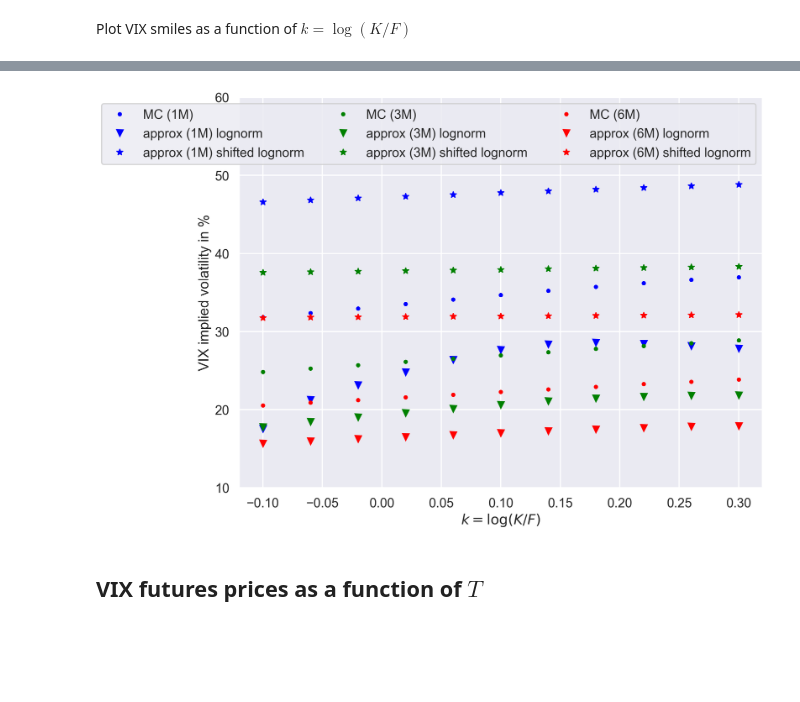
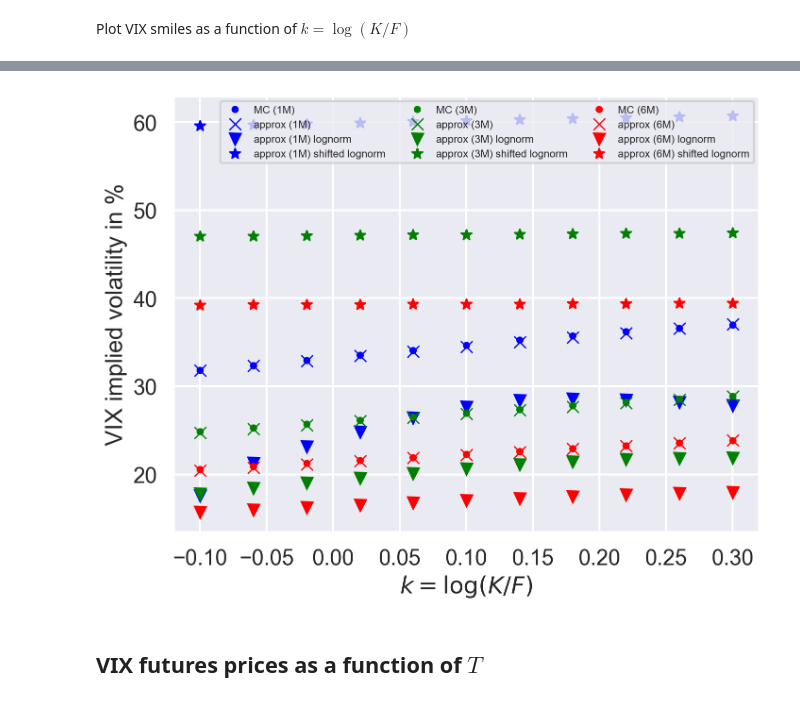
Before and after one commit to fbourgey/rough-bergomi, a Jupyter notebook: vix_weak_approx.ipynb, the cells around one changed output, grey strips where cells are left out. Drawn from its saved outputs; the diff is of its cells as text; code cells hidden in the pictures; blank space fills up the shorter version.

```diff
--- a/vix_weak_approx.ipynb
+++ b/vix_weak_approx.ipynb
@@ -451,5 +461,5 @@ impvol_vix_mixed_approx_slognorm = {
 # %%
-fig, ax = plt.subplots(figsize=(1.5 * 8, 1.5 * 6))
+fig, ax = plt.subplots(figsize=(8, 6))
 for i, month in enumerate(mats.keys()):
     ax.plot(
         ks,
@@ -458,48 +468,48 @@ for i, month in enumerate(mats.keys()):
         color=COLORS[i],
         label=f"MC ({month})",
     )
-    # ax.plot(
-    #     ks,
-    #     100 * impvol_vix_mixed_approx[month],
-    #     "x",
-    #     color=COLORS[i],
-    #     label=f"approx ({month})",
-    # )
+    ax.plot(
+        ks,
+        100 * impvol_vix_mixed_approx[month],
+        "x",
+        color=COLORS[i],
+        label=f"approx ({month})",
+    )
     # ax.plot(
     #     ks,
     #     100 * impvol_vix_mixed_approx_scipy[month],
     #     "+",
     #     color=COLORS[i],
     #     label=f"approx ({month}) scipy",
     # )
     ax.plot(
         ks,
         100 * impvol_vix_mixed_approx_lognorm[month],
         "v",
         color=COLORS[i],
         label=f"approx ({month}) lognorm",
     )
     ax.plot(
         ks,
         100 * impvol_vix_mixed_approx_slognorm[month],
         "*",
         color=COLORS[i],
         label=f"approx ({month}) shifted lognorm",
     )
     # ax.plot(
     #     ks,
     #     100 * impvol_vix_mixed_approx_series[month],
     #     "*",
     #     color=COLORS[i],
     #     label=f"approx ({month}) series",
     # )
 ax.set_xlabel(r"$k=\log(K/F)$")
 ax.set_ylabel("VIX implied volatility in %")
-ax.legend(ncol=3)
-ax.set_ylim(10, 60)
+ax.legend(ncol=3, fontsize=8)
+# ax.set_ylim(10, 60)
 plt.show()
 # %% [output]
-[figure, old version]
+[figure, new version]
 # %%
 # TODO: write down psi function and try to user Hermite series expansion there
 # %% [markdown]
```
Also changed, not shown: parts of 1 cell of this notebook, 2 other files.
